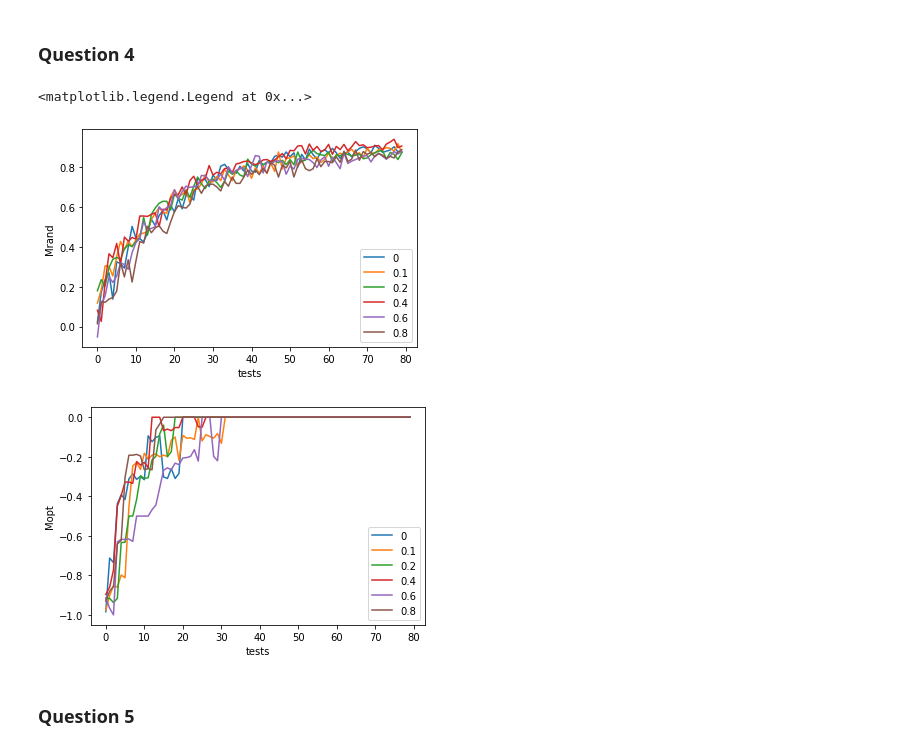
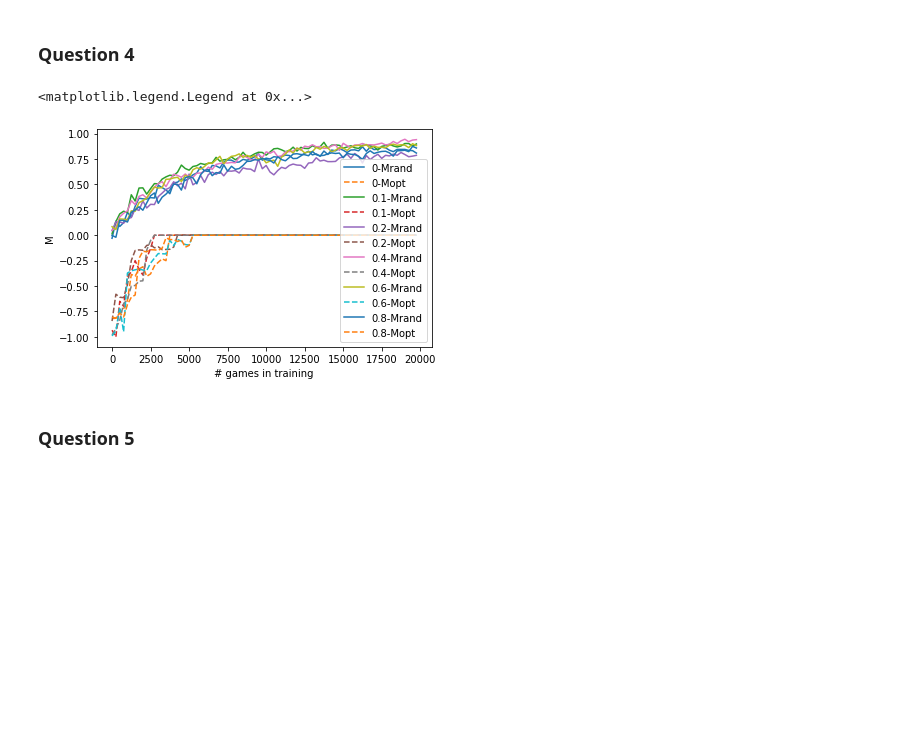
Before and after one commit to yhangchen/Tic-Tac-Toe, a Jupyter notebook: solution.ipynb, the cells around one changed output. Saved outputs shown, nothing was run; the diff lists cells and outputs as text; code cells hidden in the pictures; blank space fills up the shorter version.

```diff
--- a/solution.ipynb
+++ b/solution.ipynb
@@ -70,17 +70,10 @@ for epoch_star in epoch_stars:
 # M_rand
 plt.figure()
 for j in range(len(epoch_stars)):
-    plt.plot(test_reward_lists_random_3[j], label=str(epoch_stars[j]))
-plt.xlabel(f'tests')
-plt.ylabel('Mrand')
+    plt.plot(range(0, 20000, 250), test_reward_lists_random_3[j], linestyle='-', label=str(epoch_stars[j]) + "-Mrand")
+    plt.plot(range(0, 20000, 250), test_reward_lists_optimal_3[j], linestyle='--', label=str(epoch_stars[j]) + "-Mopt")
+plt.xlabel(f'# games in training')
+plt.ylabel('M')
 plt.legend()
-
-# M_opt
-plt.figure()
-for j in range(len(epoch_stars)):
-    plt.plot(test_reward_lists_optimal_3[j], label=str(epoch_stars[j]))
-plt.xlabel(f'tests')
-plt.ylabel('Mopt')
-plt.legend()
 # %% [output]
 <matplotlib.legend.Legend at 0x...>
@@ -104,25 +96,16 @@ for test_eps in test_epses:
     test_reward_lists_random_4.append(env3.test_avg_reward['random'])
     test_reward_lists_optimal_4.append(env3.test_avg_reward['optimal'])
 # %%
-# M_rand
 plt.figure()
 for j in range(len(test_epses)):
-    plt.plot(test_reward_lists_random_4[j], label=str(test_epses[j]))
-    plt.xlabel(f'tests')
-    plt.ylabel('Mrand')
+    plt.plot(range(0, 20000, 250), test_reward_lists_random_4[j], linestyle='-', label=str(test_epses[j]) + "-Mrand")
+    plt.plot(range(0, 20000, 250), test_reward_lists_optimal_4[j], linestyle='--', label=str(test_epses[j]) + "-Mopt")
+plt.xlabel(f'# games in training')
+plt.ylabel('M')
 plt.legend()
-
-# M_opt
-plt.figure()
-for j in range(len(test_epses)):
-    plt.plot(test_reward_lists_optimal_4[j], label=str(test_epses[j]))
-    plt.xlabel(f'tests')
-    plt.ylabel('Mopt')
-plt.legend()
 # %% [output]
 <matplotlib.legend.Legend at 0x...>
-[figure, old version]
+[figure, new version]
-[figure, removed]
 # %% [markdown]
 ### Question 5
 # %%
```
Also changed, not shown: parts of 6 cells of this notebook.
